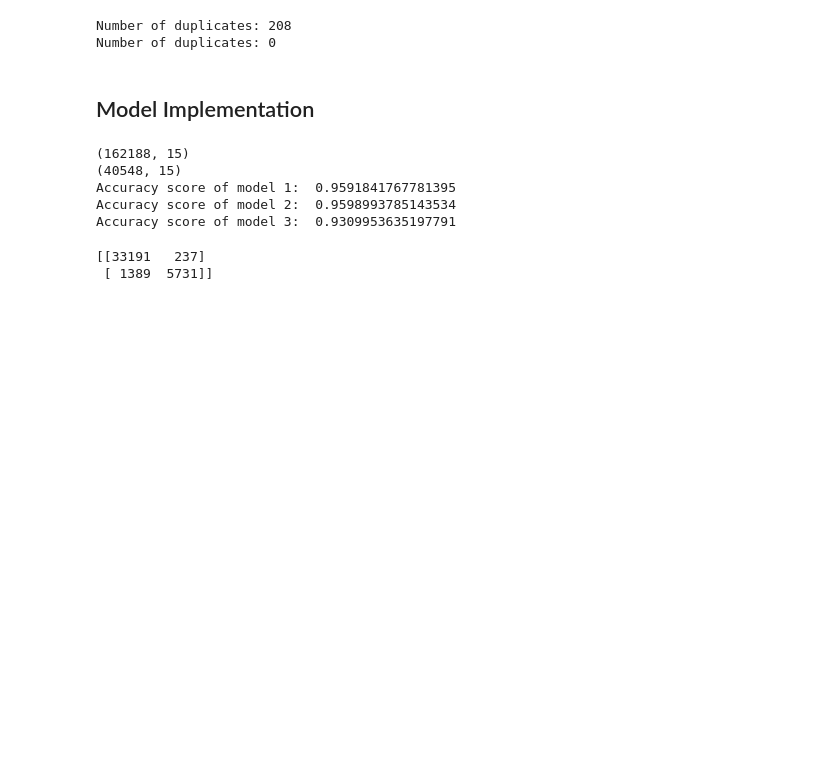
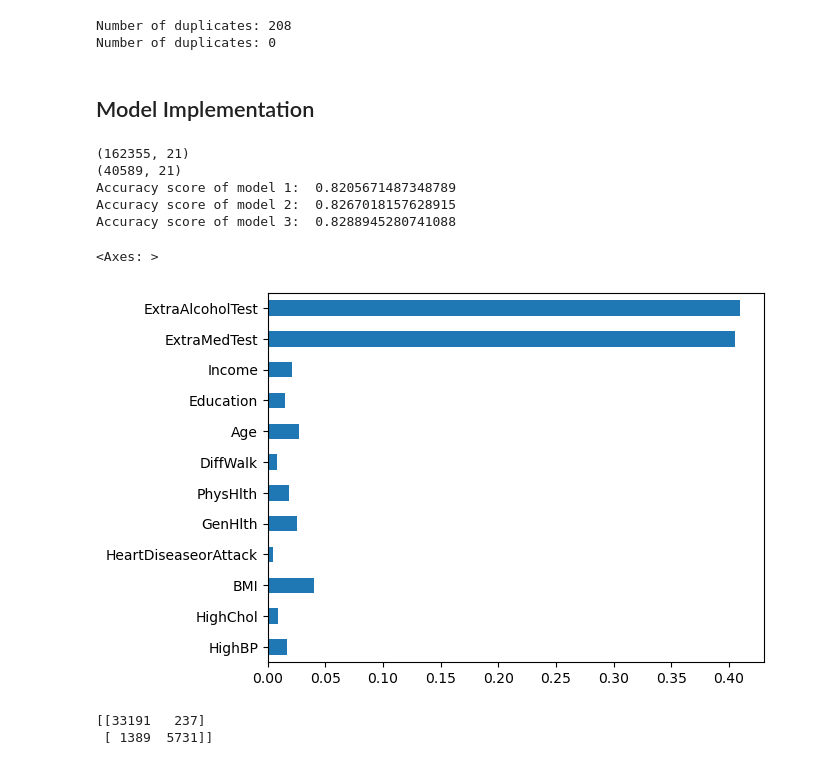
Before and after one commit to ThaiHoangDang/ObesityDetection, a Jupyter notebook: script.ipynb, the cells around one changed output. Saved outputs shown, nothing was run; the diff lists cells and outputs as text; code cells hidden in the pictures; blank space fills up the shorter version.

```diff
--- a/script.ipynb
+++ b/script.ipynb
@@ -210,30 +238,42 @@ Number of duplicates: 0
 # target variable
 y = health_data.Status
 
+# all -> 0.9596442385868093
 # feature_names = ['HighBP', 'HighChol', 'CholCheck', 'BMI', 'Smoker', 'Stroke',
 #        'HeartDiseaseorAttack', 'PhysActivity', 'Fruits', 'Veggies',
 #        'HvyAlcoholConsump', 'AnyHealthcare', 'NoDocbcCost', 'GenHlth',
 #        'MentHlth', 'PhysHlth', 'DiffWalk', 'Sex', 'Age', 'Education', 'Income',
 #        'ExtraMedTest', 'ExtraAlcoholTest']
 
-# feature_names = ['HighBP', 'HighChol', 'CholCheck', 'BMI', 'Smoker', 'Stroke',
-#        'HeartDiseaseorAttack', 'PhysActivity', 'Fruits', 'Veggies',
-#        'HvyAlcoholConsump', 'AnyHealthcare', 'NoDocbcCost', 'GenHlth',
-#        'MentHlth', 'PhysHlth', 'DiffWalk', 'Sex', 'Age', 'Education', 'Income']
+# 0.9596688758037892
+# feature_names = ['HighBP', 'HighChol', 'BMI', 'Smoker',
+#        'HeartDiseaseorAttack', 'PhysActivity', 'Fruits', 'Veggies', 'NoDocbcCost', 'GenHlth',
+#        'MentHlth', 'PhysHlth', 'DiffWalk', 'Sex', 'Age', 'Education', 'Income',
+#        'ExtraMedTest', 'ExtraAlcoholTest']
 
-# feature_names = ['HighBP', 'HighChol', 'BMI', 'Smoker', 'Stroke',
-#        'HeartDiseaseorAttack', 'PhysActivity', 'Fruits', 'Veggies',
-#        'HvyAlcoholConsump', 'GenHlth', 'MentHlth', 'PhysHlth', 'DiffWalk', 'Sex', 'Age']
+# not including ExtraMedTest and ExtraAlcoholTest -> BAD
+feature_names = ['HighBP', 'HighChol', 'CholCheck', 'BMI', 'Smoker', 'Stroke',
+       'HeartDiseaseorAttack', 'PhysActivity', 'Fruits', 'Veggies',
+       'HvyAlcoholConsump', 'AnyHealthcare', 'NoDocbcCost', 'GenHlth',
+       'MentHlth', 'PhysHlth', 'DiffWalk', 'Sex', 'Age', 'Education', 'Income']
 
-# feature_names = ['HighBP', 'HighChol', 'BMI', 'Smoker', 'Stroke',
-#        'HeartDiseaseorAttack', 'PhysActivity', 'Fruits', 'Veggies',
-#        'HvyAlcoholConsump', 'GenHlth', 'MentHlth', 'PhysHlth', 'DiffWalk', 'Sex',
-#        'Age', 'ExtraMedTest', 'ExtraAlcoholTest']
 
-feature_names = ['HighBP', 'HighChol', 'BMI', 'Stroke',
-       'HeartDiseaseorAttack', 'PhysActivity', 'GenHlth',
-       'MentHlth', 'PhysHlth', 'DiffWalk', 'Age', 'Education', 'Income',
-       'ExtraMedTest', 'ExtraAlcoholTest']
+# feature_names = ['HighBP', 'HighChol', 'BMI', 'Stroke',
+#        'HeartDiseaseorAttack', 'PhysActivity', 'GenHlth',
+#        'MentHlth', 'PhysHlth', 'DiffWalk', 'Age', 'Education', 'Income',
+#        'ExtraMedTest', 'ExtraAlcoholTest']
+
+# remove low correlated column to Status -> 0.95966
+# feature_names = ['HighBP', 'HighChol', 'BMI',
+#        'HeartDiseaseorAttack', 'PhysActivity', 'GenHlth',
+#        'PhysHlth', 'DiffWalk', 'Age', 'Education', 'Income',
+#        'ExtraMedTest', 'ExtraAlcoholTest']
+
+# remove low correlated column to Status -> 0.95966
+# feature_names = ['HighBP', 'HighChol', 'BMI',
+#        'HeartDiseaseorAttack', 'GenHlth',
+#        'PhysHlth', 'DiffWalk', 'Age', 'Education', 'Income',
+#        'ExtraMedTest', 'ExtraAlcoholTest']
 
 # feature_names = ['ExtraMedTest', 'ExtraAlcoholTest']
 
@@ -271,11 +311,11 @@ print("Accuracy score of model 1: ", accuracy_score(val_y, predictions))
 print("Accuracy score of model 2: ", accuracy_score(val_y, predictions_2))
 print("Accuracy score of model 3: ", accuracy_score(val_y, predictions_3))
 # %% [output]
-(162188, 15)
-(40548, 15)
-Accuracy score of model 1:  0.9591841767781395
-Accuracy score of model 2:  0.9598993785143534
-Accuracy score of model 3:  0.9309953635197791
+(162355, 21)
+(40589, 21)
+Accuracy score of model 1:  0.8205671487348789
+Accuracy score of model 2:  0.8267018157628915
+Accuracy score of model 3:  0.8288945280741088
 # %%
 # import matplotlib.pyplot as plt
 
@@ -297,6 +337,11 @@ Accuracy score of model 3:  0.9309953635197791
 # plt.title('Accuracy score of Different Models')
 # plt.xticks(rotation=45, ha='right')
 # plt.show()
+# %%
+pd.Series(model.feature_importances_, index=X.columns).plot(kind='barh')
+# %% [output]
+<Axes: >
+[figure, added]
 # %%
 from sklearn.metrics import confusion_matrix
 
```
Also changed, not shown: parts of 8 cells of this notebook, 1 other file.
